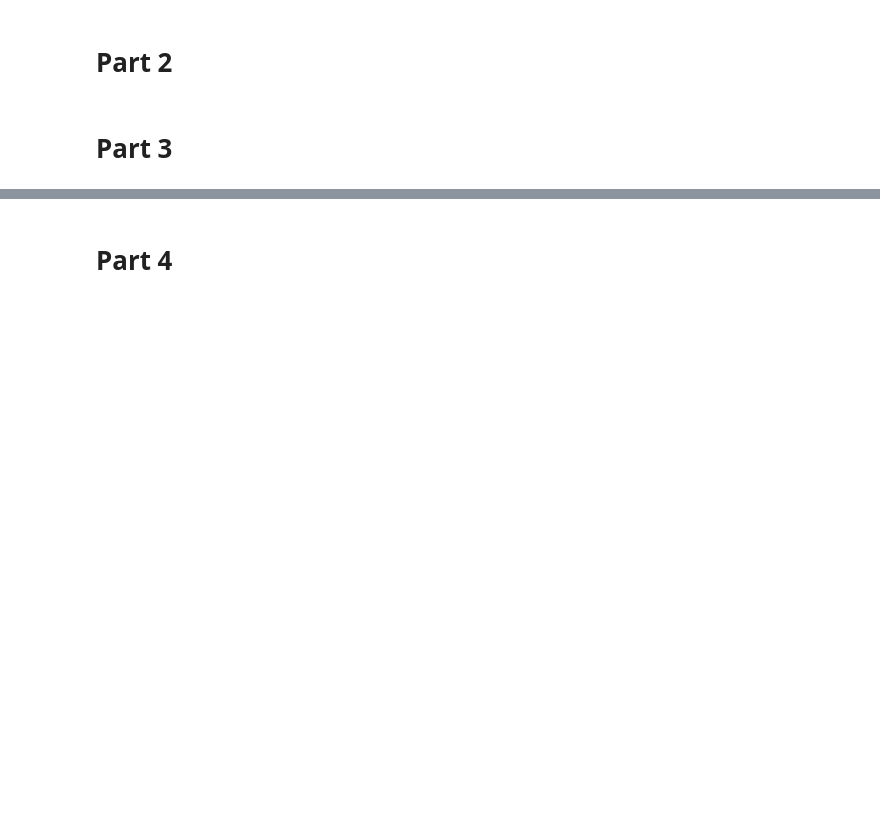
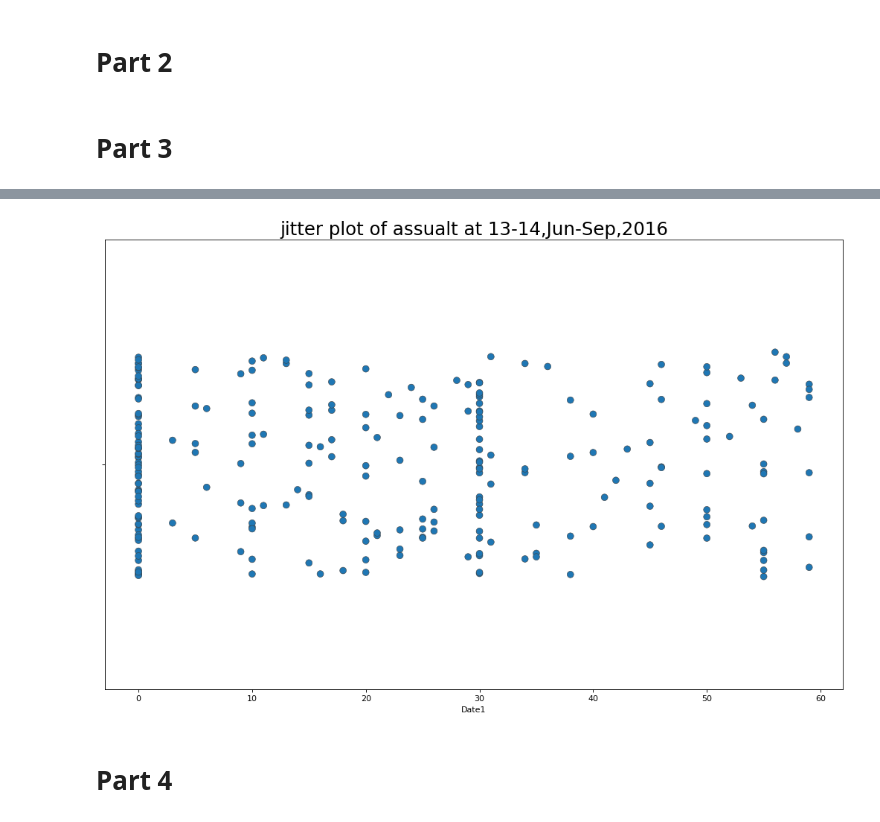
Before and after one commit to LongQin1/02806SocialDataVisualization, a Jupyter notebook: Assignment 1.ipynb, the cells around one changed output, grey strips where cells are left out. Drawn from its saved outputs; the diff is of its cells as text; code cells hidden in the pictures; blank space fills up the shorter version.

Commit message:
add jitterplot at P3

```diff
--- a/Assignment 1.ipynb
+++ b/Assignment 1.ipynb
@@ -33,0 +36,8 @@ focuscrimes = set(['WEAPON LAWS', 'PROSTITUTION', 'DRIVING UNDER THE INFLUENCE',
+# %%
+crime_data['Time1'] = pd.to_datetime(crime_data['Time'])
+df1 = crime_data[crime_data['Category']=='ASSAULT'].set_index('Time1').between_time('12:59:00','14:00:00')
+# %%
+df1['Date'] = df1.Date +" " + df1.Time
+df1['Date1'] = pd.to_datetime(df1['Date'])
+df1
+#df1=crime_data[crime_data['Category']=='ASSAULT'].set_index('Date').between_time('12:59:00','14:00:00')
@@ -33,0 +59,3 @@ focuscrimes = set(['WEAPON LAWS', 'PROSTITUTION', 'DRIVING UNDER THE INFLUENCE',
+# %%
+df2 = df1[(df1["Date1"].dt.month >=6) & (df1["Date1"].dt.month <=9)&(df1["Date1"].dt.year == 2016)]
+df2
@@ -34,3 +77,12 @@ focuscrimes = set(['WEAPON LAWS', 'PROSTITUTION', 'DRIVING UNDER THE INFLUENCE',
+# %%
+#months=["Mar","Apr","May","Jun","Jul","Aug"]
+fig,ax = plt.subplots(figsize=(16,10),dpi = 80)
+
+sns.stripplot(df2.Date1.dt.minute,jitter = 0.25,size = 8,ax = ax,linewidth =.5)
+plt.title('jitter plot of assualt at 13:00-14:00,Jun-Sep,2016', fontsize=22)
+plt.show()
+# %% [output]
+[figure, added]
 # %% [markdown]
 # Part 4
 # %% [markdown]
```
Also changed, not shown: parts of 3 cells of this notebook.
